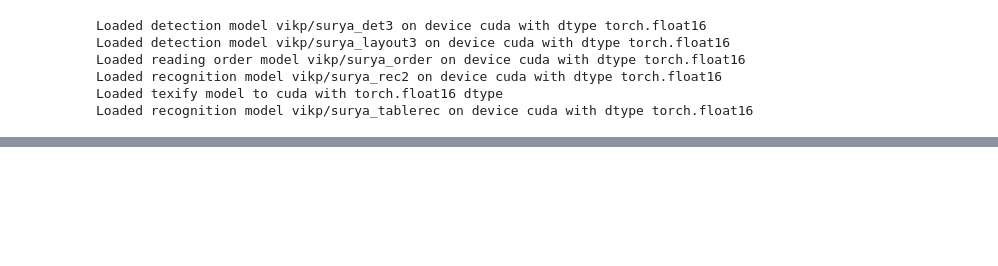
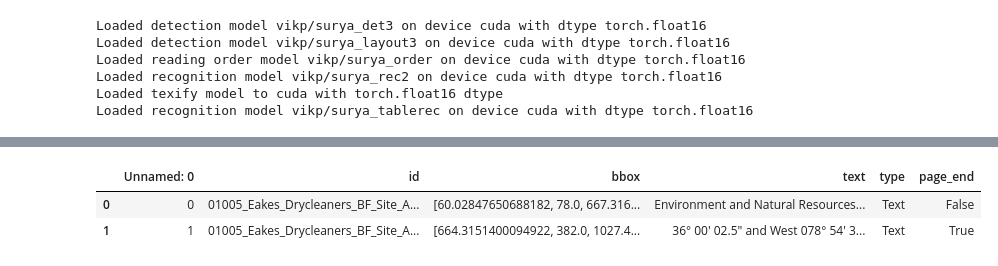
Before and after one commit to xu-jenny/marker, a Jupyter notebook: marker/run.ipynb, the cells around one changed output, grey strips where cells are left out. Cells and saved outputs as stored; diff of their text form; code cells hidden in the pictures; blank space fills up the shorter version.

```diff
--- a/marker/run.ipynb
+++ b/marker/run.ipynb
@@ -123,0 +128,7 @@ Error:
+# %%
+df = pd.read_csv("all_tblocks.csv")
+df.head(2)
+# %% [output]
+|  | Unnamed: 0 | id | bbox | text | type | page_end |
+| 0 | 0 | 01005_Eakes_Drycleaners_BF_Site_A... | [60.02847650688182, 78.0, 667.316... | Environment and Natural Resources... | Text | False |
+| 1 | 1 | 01005_Eakes_Drycleaners_BF_Site_A... | [664.3151400094922, 382.0, 1027.4... | 36° 00' 02.5" and West 078° 54' 3... | Text | True |
```
Also changed, not shown: parts of 13 cells of this notebook, 3 other files.
